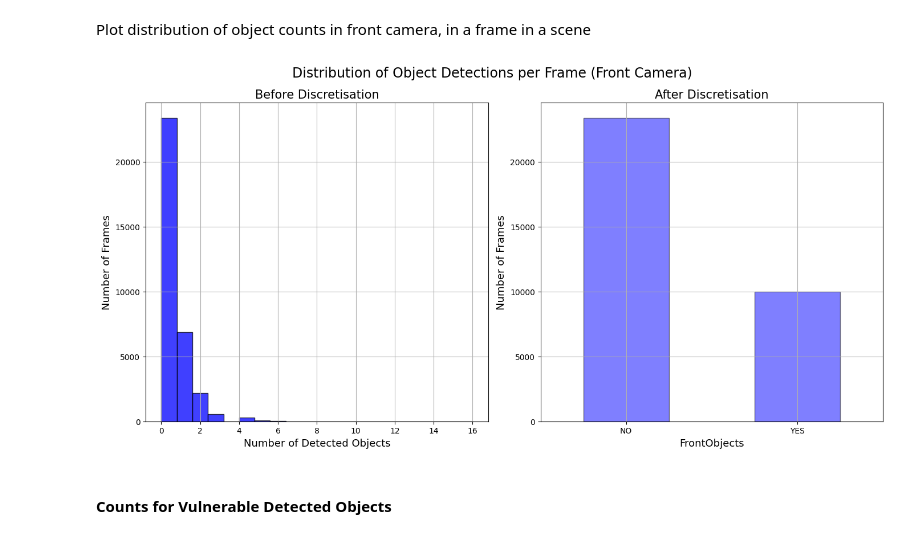
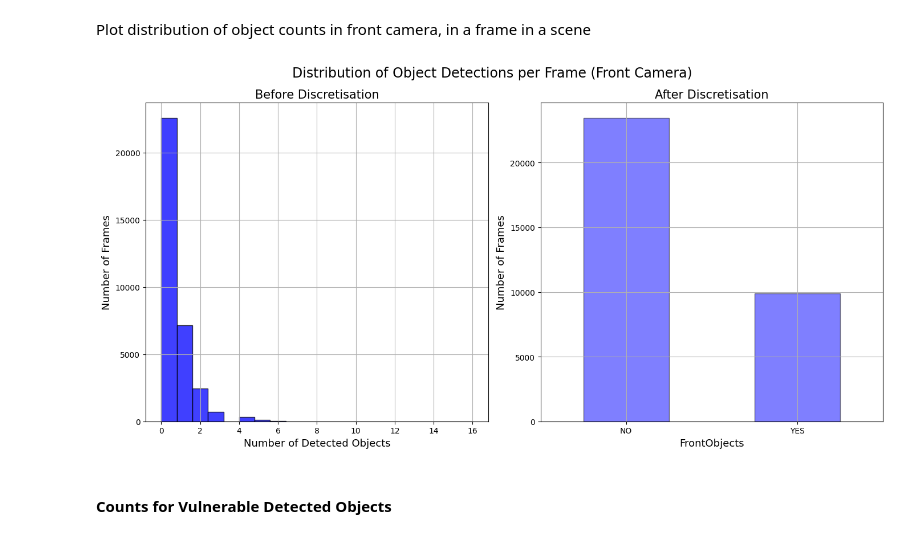
Before and after one commit to SaraMo14/nuscenes-pg, a Jupyter notebook: example/notebooks/data_analysis.ipynb, the cells around one changed output. Cells and saved outputs as stored; diff of their text form; code cells hidden in the pictures.

Commit message:
fix frontobjects predicate

```diff
--- a/example/notebooks/data_analysis.ipynb
+++ b/example/notebooks/data_analysis.ipynb
@@ -149,62 +149,59 @@ import ast
 import pandas as pd
 import matplotlib.pyplot as plt
 
-results = {}
 
 cam_type = 'CAM_FRONT' #['CAM_FRONT_LEFT', 'CAM_FRONT_RIGHT']
 
-scene_detection_counts = []
-cam_front_counts=[]
+counts_pre_disc=[]
+counts_post_disc=[]
 # Loop through each unique scene
 for scene in df['scene_token'].unique():
     scene_df = df[df['scene_token'] == scene]
 
-    #scene_results = []
-    #scene_total_count = 0
 
     # Loop through each frame in the scene
     for _, frame in scene_df.iterrows():
-        n_detections = {}
+        #n_detections = {}
 
-        tot_count = 0
+        tot_post_count = 0
+        tot_pre_count = 0
         objects = frame[cam_type]
 
-        for (category, _), count in ast.literal_eval(objects).items():
-            if 'human' not in category:
-                tot_count += count
+        for (category, attribute), count in ast.literal_eval(objects).items():
+            if 'human' not in category and 'without_rider' not in attribute:
+                tot_post_count += count
+            tot_pre_count +=count
 
-        n_detections[cam_type] = tot_count
-        cam_front_counts.append(tot_count)
-        #scene_total_count += tot_count
-
-    #scene_detection_counts.append(scene_total_count)
+        #n_detections[cam_type] = tot_count
+        counts_pre_disc.append(tot_pre_count)
+        counts_post_disc.append(tot_post_count)
 # %%
 # Plotting the distributions
 plt.figure(figsize=(14, 7))
 
 plt.subplot(1, 2, 1)
-plt.hist(cam_front_counts, bins=20, alpha=0.75, color='blue', edgecolor='black')
+plt.hist(counts_pre_disc, bins=20, alpha=0.75, color='blue', edgecolor='black')
 plt.suptitle('Distribution of Object Detections per Frame (Front Camera)', fontsize = 17)
 plt.title('Before Discretisation',fontsize = 15)
 plt.xlabel('Number of Detected Objects', fontsize = 13)
 plt.ylabel('Number of Frames', fontsize = 13)
 plt.grid()
 
-cam_front_discretized = pd.cut(cam_front_counts, bins=[-1, 0 ,100], labels=['NO','YES'])#labels=['0','1+'])
+cam_front_discretized = pd.cut(counts_post_disc, bins=[-1, 0 ,100], labels=['NO','YES'])#labels=['0','1+'])
 plt.subplot(1, 2, 2)
 cam_front_discretized.value_counts().sort_index().plot(kind='bar', color='blue', edgecolor='black', alpha=0.5)
 plt.title('After Discretisation',fontsize = 15)
 #plt.xlabel('Number of Detected Objects', fontsize = 13)
 plt.xlabel('FrontObjects', fontsize = 13)
 plt.ylabel('Number of Frames', fontsize = 13)
 plt.xticks(rotation=0)
 
 plt.grid()
 plt.tight_layout()
 #plt.show()
 plt.savefig('obj_detections_iter1.png')
 # %% [output]
-[figure, old version]
+[figure, new version]
 # %% [markdown]
 #### Counts for Vulnerable Detected Objects
 # %%
```
Also changed, not shown: 3 other files.
